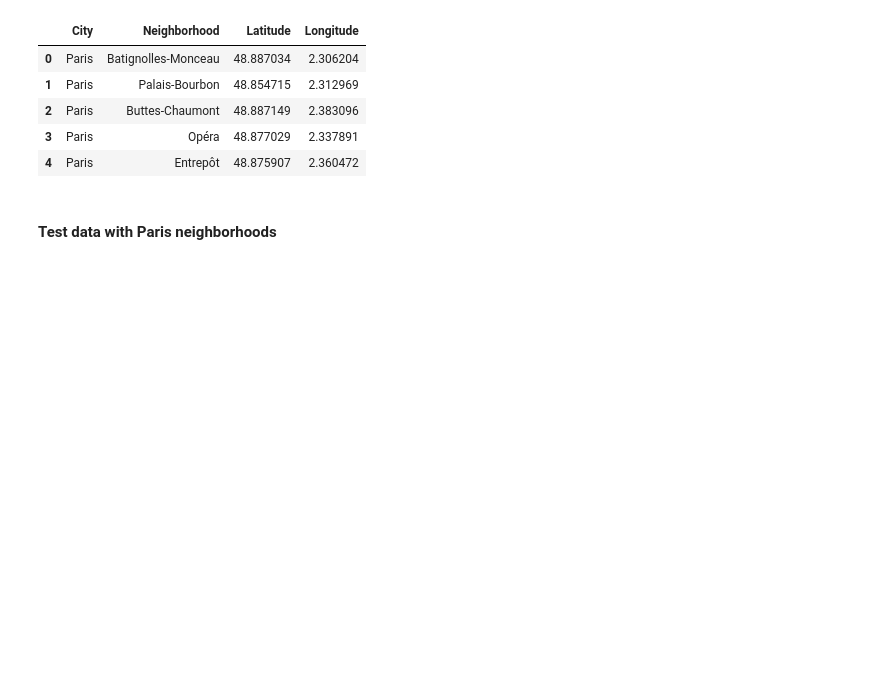
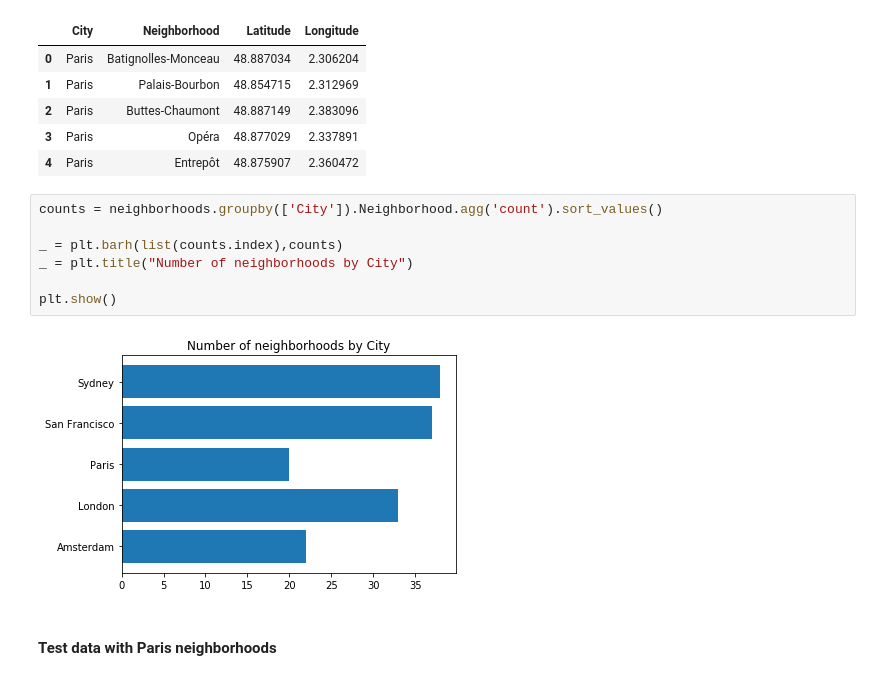
Before and after one commit to asernat/coursera-capston-project, a Jupyter notebook: Battle_of_Neighborhoods.ipynb, the cells around one changed output. Drawn from its saved outputs; the diff is of its cells as text; blank space fills up the shorter version.

```diff
--- a/Battle_of_Neighborhoods.ipynb
+++ b/Battle_of_Neighborhoods.ipynb
@@ -87,6 +87,15 @@ neighborhoods.head()
 | 2 | Paris | Buttes-Chaumont | 48.887149 | 2.383096 |
 | 3 | Paris | Opéra | 48.877029 | 2.337891 |
 | 4 | Paris | Entrepôt | 48.875907 | 2.360472 |
+# %%
+counts = neighborhoods.groupby(['City']).Neighborhood.agg('count').sort_values()
+
+_ = plt.barh(list(counts.index),counts)
+_ = plt.title("Number of neighborhoods by City")
+
+plt.show()
+# %% [output]
+[figure, added]
 # %% [markdown]
 #### Test data with Paris neighborhoods
 # %%
```
Also changed, not shown: parts of 5 cells of this notebook.
